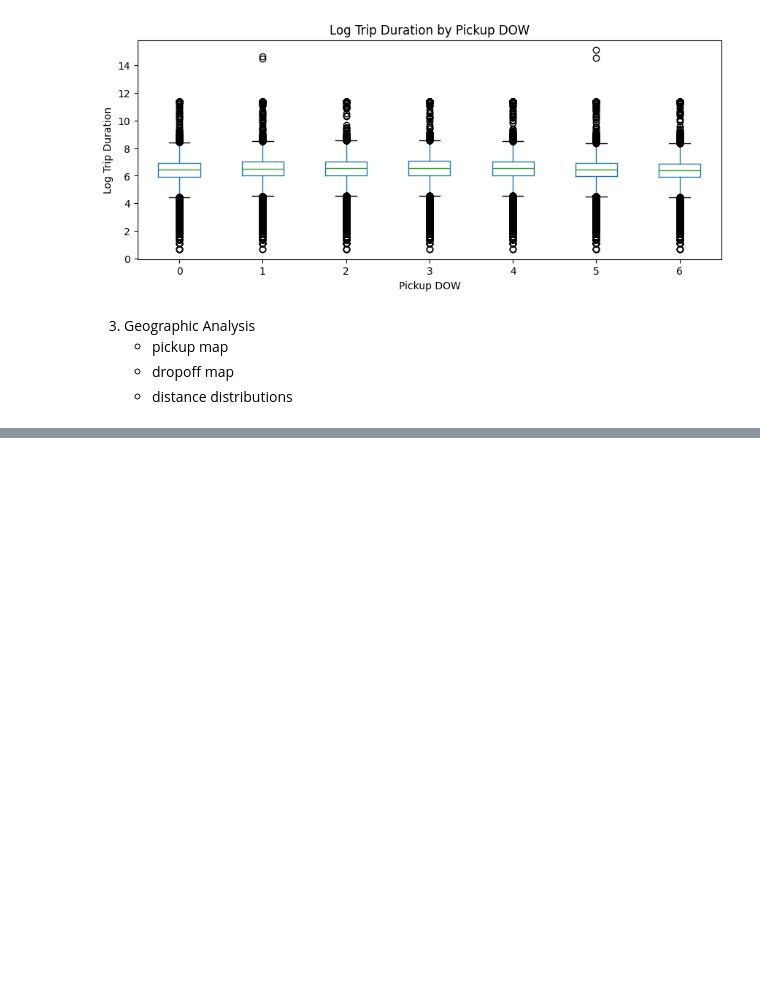
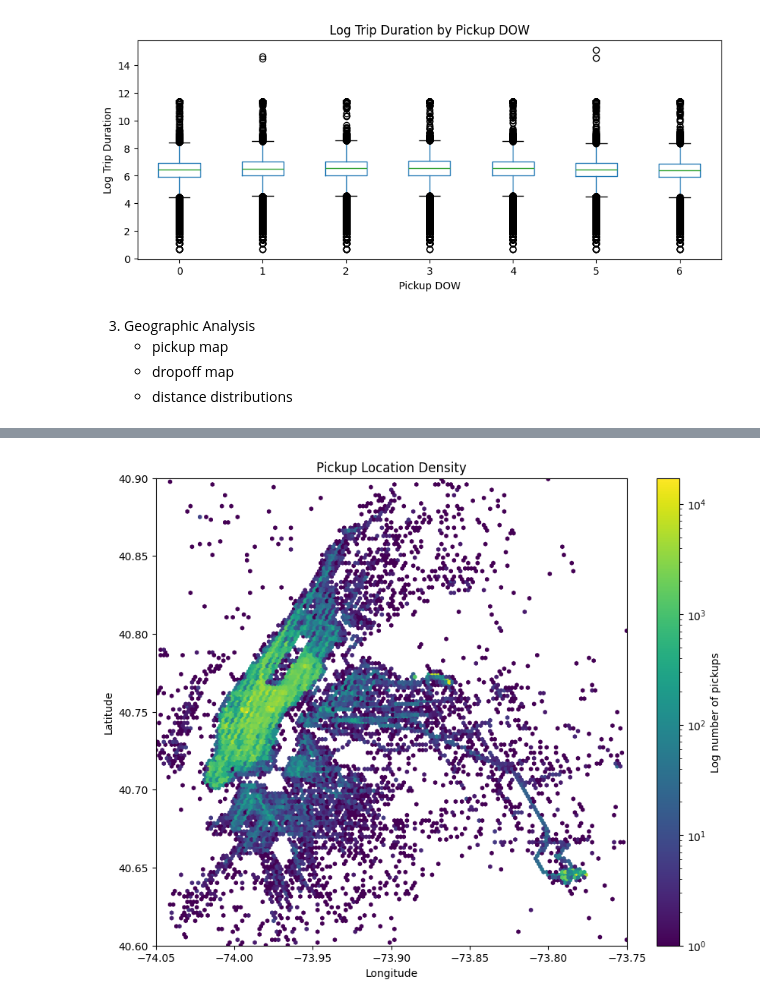
Before and after one commit to claricemottet/kaggle_NYC_taxi_times, a Jupyter notebook: exploratory_notebooks/data_exploration.ipynb, the cells around one changed output, grey strips where cells are left out. Drawn from its saved outputs; the diff is of its cells as text; code cells hidden in the pictures; blank space fills up the shorter version.

```diff
--- a/exploratory_notebooks/data_exploration.ipynb
+++ b/exploratory_notebooks/data_exploration.ipynb
@@ -687,0 +741,29 @@ plt.show()
+# %%
+# pick up location map of only main NYC area
+
+# Optional: restrict the plot to the main NYC area
+nyc_pickups = df_train[
+    df_train["pickup_longitude"].between(-74.05, -73.75)
+    & df_train["pickup_latitude"].between(40.60, 40.90)
+]
+
+plt.figure(figsize=(10, 8))
+
+plt.hexbin(
+    nyc_pickups["pickup_longitude"],
+    nyc_pickups["pickup_latitude"],
+    gridsize=150,
+    bins="log",
+    mincnt=1,
+    cmap="viridis"
+)
+
+plt.colorbar(label="Log number of pickups")
+plt.xlabel("Longitude")
+plt.ylabel("Latitude")
+plt.title("Pickup Location Density")
+plt.xlim(-74.05, -73.75)
+plt.ylim(40.60, 40.90)
+plt.show()
+# %% [output]
+[figure, added]
```
Also changed, not shown: parts of 30 cells of this notebook, 1 other file.
